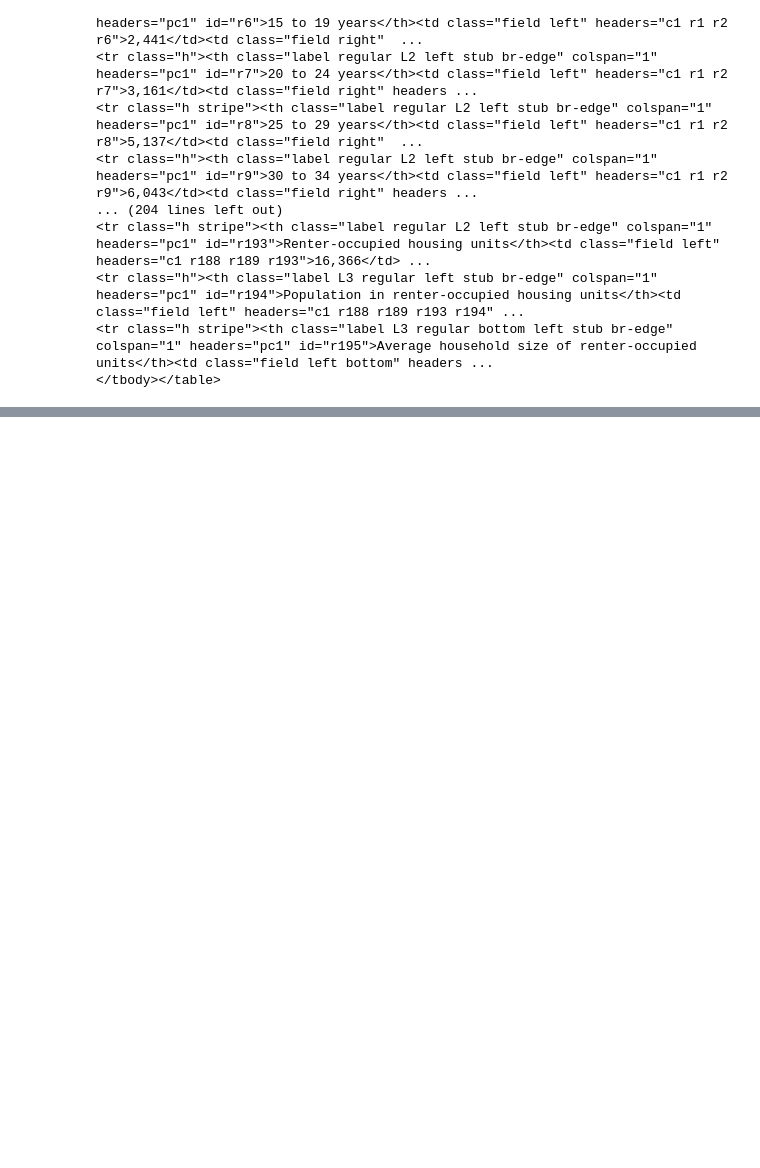
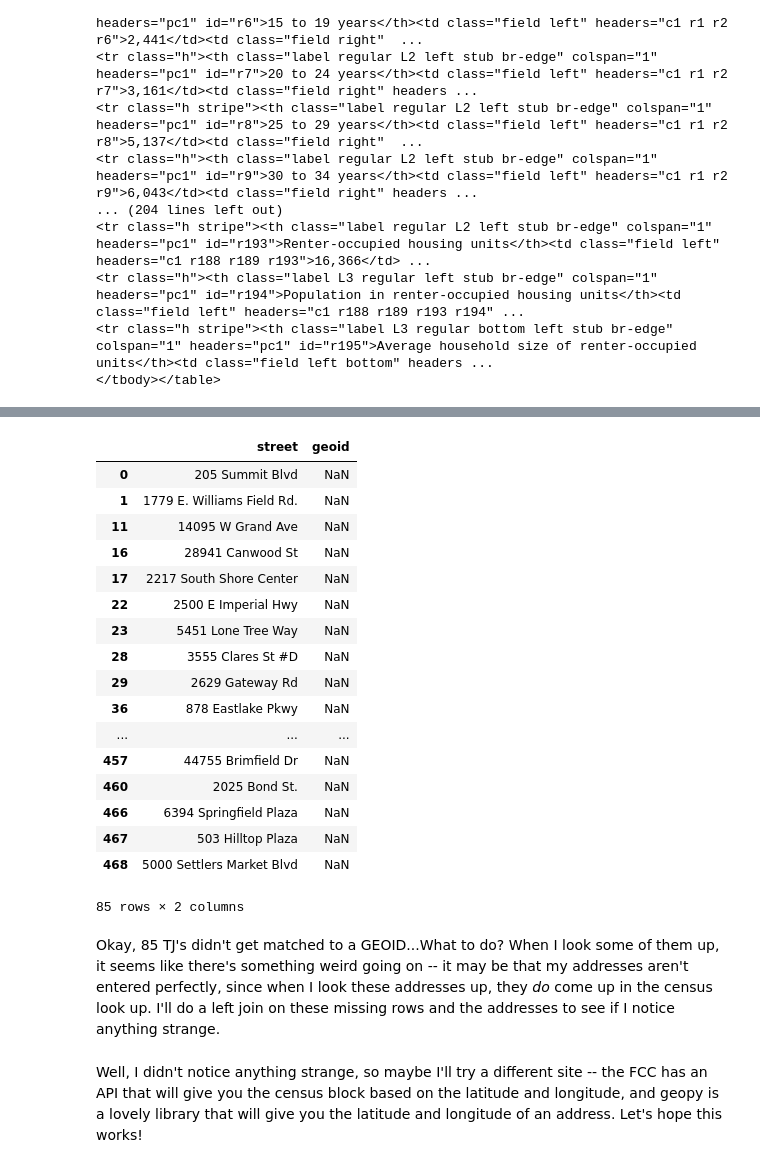
Before and after one commit to h-parker/trader-joes-nbhd-exploration, a Jupyter notebook: tj-location-data-collection.ipynb, the cells around one changed output, grey strips where cells are left out. Cells and saved outputs as stored; diff of their text form; code cells hidden in the pictures; blank space fills up the shorter version.

```diff
--- a/tj-location-data-collection.ipynb
+++ b/tj-location-data-collection.ipynb
@@ -247,0 +262,15 @@ response = requests.get("http://api.open-notify.org/iss-now.json")
+# %%
+import time
+geoids = []
+for i in range(len(addresses)):
+    # get link by putting in address info
+    link = f'https://geocoding.geo.census.gov/geocoder/geographies/onelineaddress?address={addresses.iloc[i,0]}%2C+{addresses.iloc[i,1]}%2C+{addresses.iloc[i,2]}%2C+{addresses.iloc[i,3]}&benchmark=9&vintage=910'
+    # get page contents
+    page = requests.get(link)
+    # get page contents
+    soup = BeautifulSoup(page.content, 'html5lib')
+    geoids.append((addresses.iloc[i,0], re.findall('GEOID:\s[0-9]{12}', soup.text)))
+    time.sleep(.35)
+    # for my sanity, let me know where we are every 15 addresses
+    if i%15 == 0:
+        print(i)
@@ -247,0 +315,2 @@ response = requests.get("http://api.open-notify.org/iss-now.json")
+# %%
+geoid_df = pd.DataFrame(geoids, columns=['street', 'geoid'])
@@ -247,0 +319,23 @@ response = requests.get("http://api.open-notify.org/iss-now.json")
+# %%
+geoid_df[geoid_df.geoid == 'NaN']
+# %% [output]
+|  | street | geoid |
+| 0 | 205 Summit Blvd | NaN |
+| 1 | 1779 E. Williams Field Rd. | NaN |
+| 11 | 14095 W Grand Ave | NaN |
+| 16 | 28941 Canwood St | NaN |
+| 17 | 2217 South Shore Center | NaN |
+| 22 | 2500 E Imperial Hwy | NaN |
+| 23 | 5451 Lone Tree Way | NaN |
+| 28 | 3555 Clares St #D | NaN |
+| 29 | 2629 Gateway Rd | NaN |
+| 36 | 878 Eastlake Pkwy | NaN |
+| ... | ... | ... |
+| 457 | 44755 Brimfield Dr | NaN |
+| 460 | 2025 Bond St. | NaN |
+| 466 | 6394 Springfield Plaza | NaN |
+| 467 | 503 Hilltop Plaza | NaN |
+| 468 | 5000 Settlers Market Blvd | NaN |
+85 rows × 2 columns
+# %% [markdown]
+Okay, 85 TJ's didn't get matched to a GEOID...What to do? When I look some of them up, it seems like there's something weird going on -- it may be that my addresses aren't entered perfectly, since when I look these addresses up, they _do_ come up in the census look up. I'll do a left join on these missing rows and the addresses to see if I notice anything strange.
@@ -247,0 +344,2 @@ response = requests.get("http://api.open-notify.org/iss-now.json")
+# %% [markdown]
+Well, I didn't notice anything strange, so maybe I'll try a different site -- the FCC has an API that will give you the census block based on the latitude and longitude, and geopy is a lovely library that will give you the latitude and longitude of an address. Let's hope this works!
```
Also changed, not shown: parts of 24 cells of this notebook, 1 other file.
